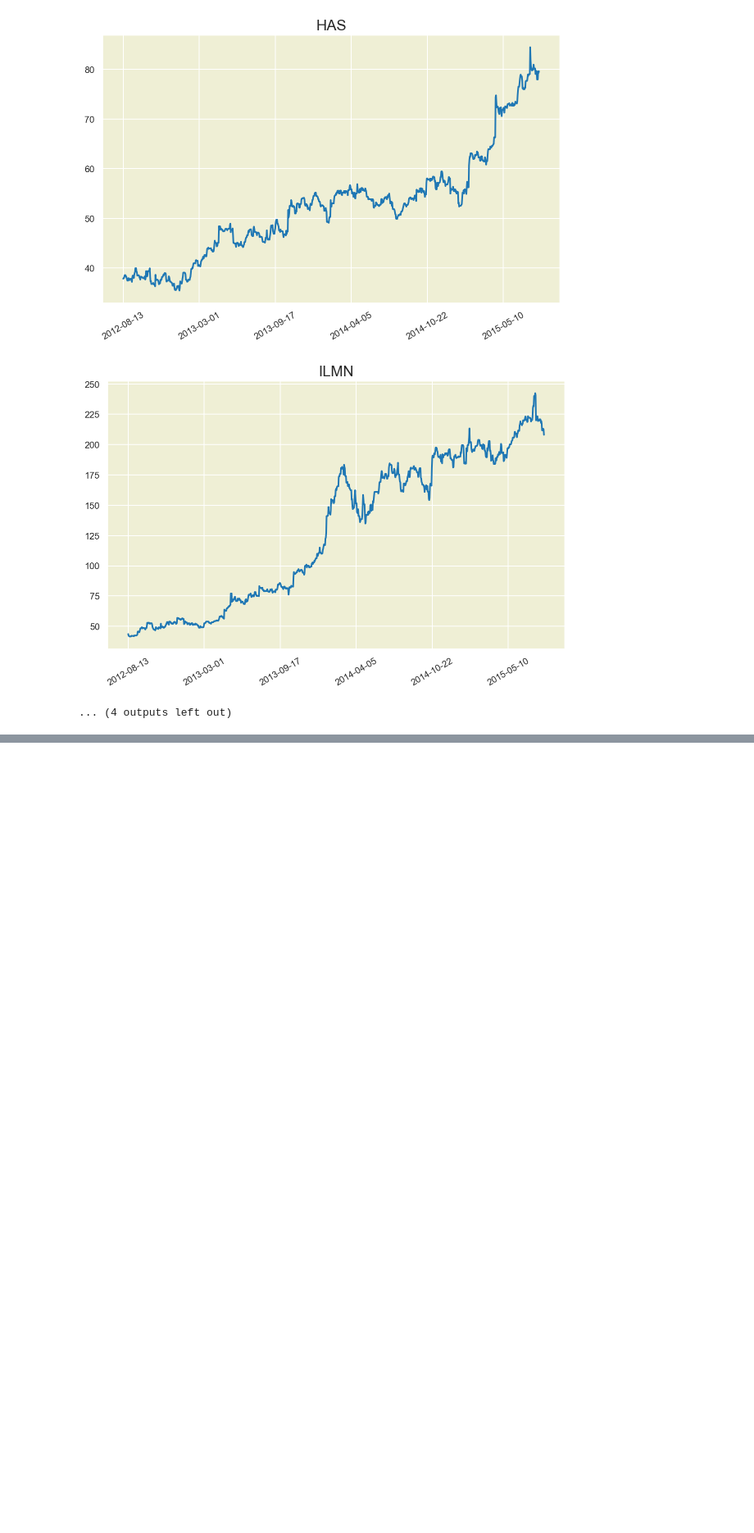
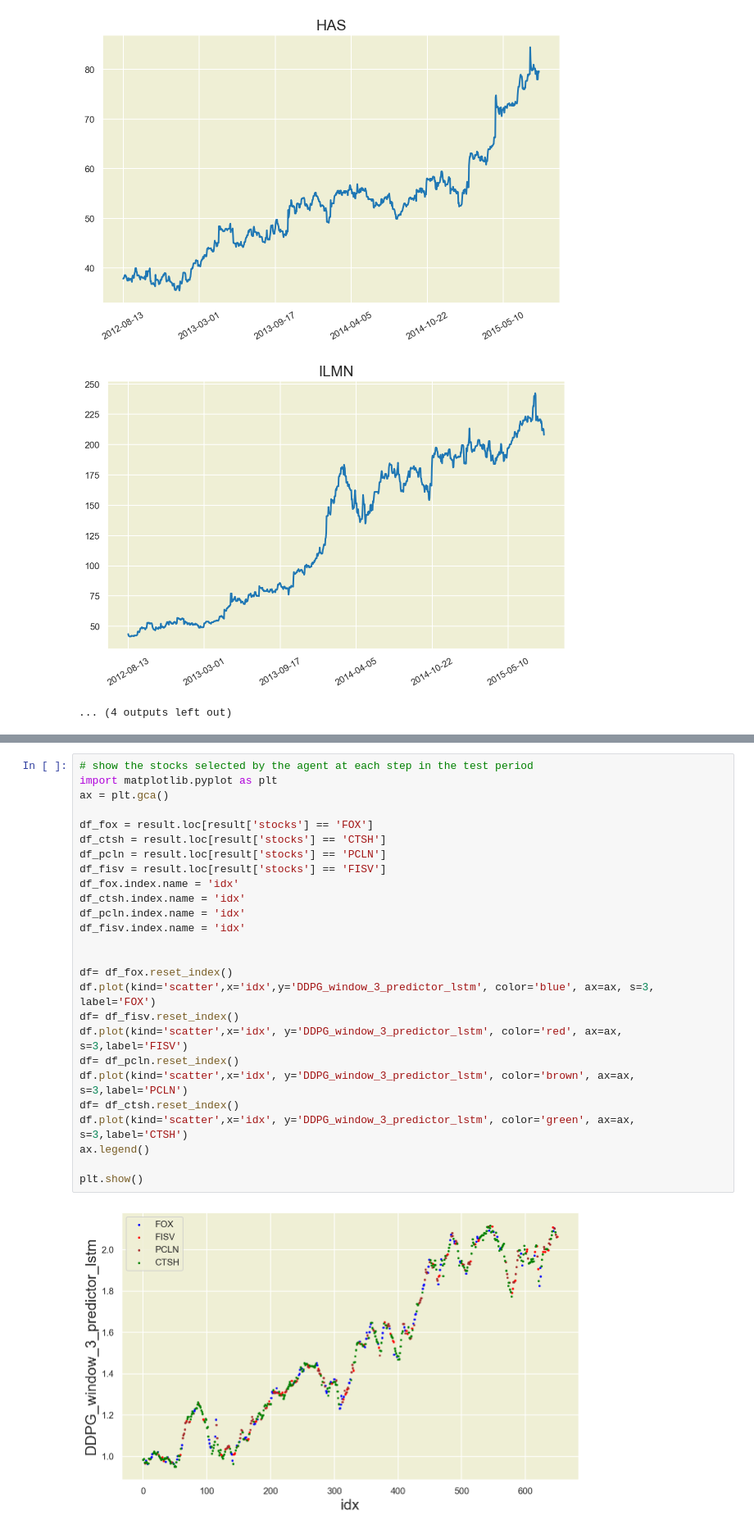
Before and after one commit to bassemfg/ddpg-rl-portfolio-management, a Jupyter notebook: ddpg_tests.ipynb, the cells around one changed output, grey strips where cells are left out. Shown at 82% size. Saved outputs shown, nothing was run; the diff lists cells and outputs as text; blank space fills up the shorter version.

```diff
--- a/ddpg_tests.ipynb
+++ b/ddpg_tests.ipynb
@@ -277,0 +298,28 @@ test_model_multiple(env, models[:1])
+# %%
+# show the stocks selected by the agent at each step in the test period
+import matplotlib.pyplot as plt
+ax = plt.gca()
+
+df_fox = result.loc[result['stocks'] == 'FOX']
+df_ctsh = result.loc[result['stocks'] == 'CTSH']
+df_pcln = result.loc[result['stocks'] == 'PCLN']
+df_fisv = result.loc[result['stocks'] == 'FISV']
+df_fox.index.name = 'idx'
+df_ctsh.index.name = 'idx'
+df_pcln.index.name = 'idx'
+df_fisv.index.name = 'idx'
+
+
+df= df_fox.reset_index()
+df.plot(kind='scatter',x='idx',y='DDPG_window_3_predictor_lstm', color='blue', ax=ax, s=3, label='FOX')
+df= df_fisv.reset_index()
+df.plot(kind='scatter',x='idx', y='DDPG_window_3_predictor_lstm', color='red', ax=ax, s=3,label='FISV')
+df= df_pcln.reset_index()
+df.plot(kind='scatter',x='idx', y='DDPG_window_3_predictor_lstm', color='brown', ax=ax, s=3,label='PCLN')
+df= df_ctsh.reset_index()
+df.plot(kind='scatter',x='idx', y='DDPG_window_3_predictor_lstm', color='green', ax=ax, s=3,label='CTSH')
+ax.legend()
+
+plt.show()
+# %% [output]
+[figure, added]
```
Also changed, not shown: parts of 14 cells of this notebook, 11 other files.
